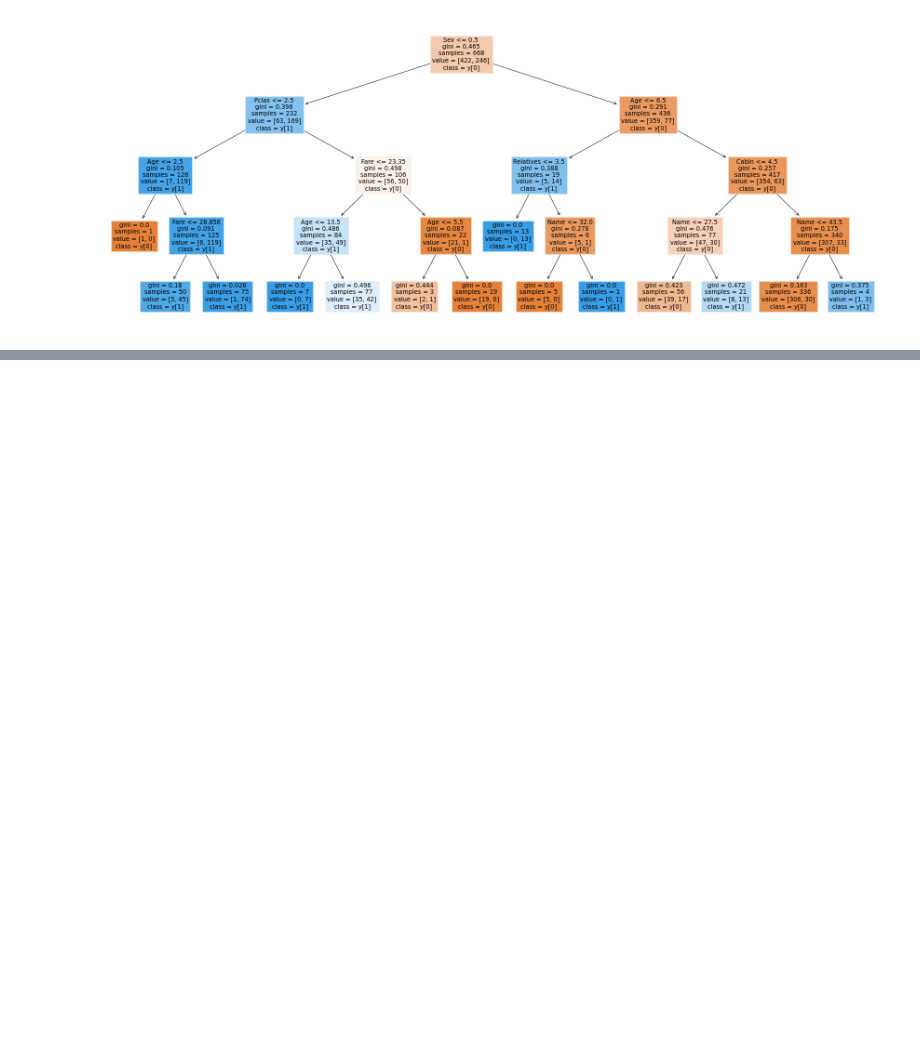
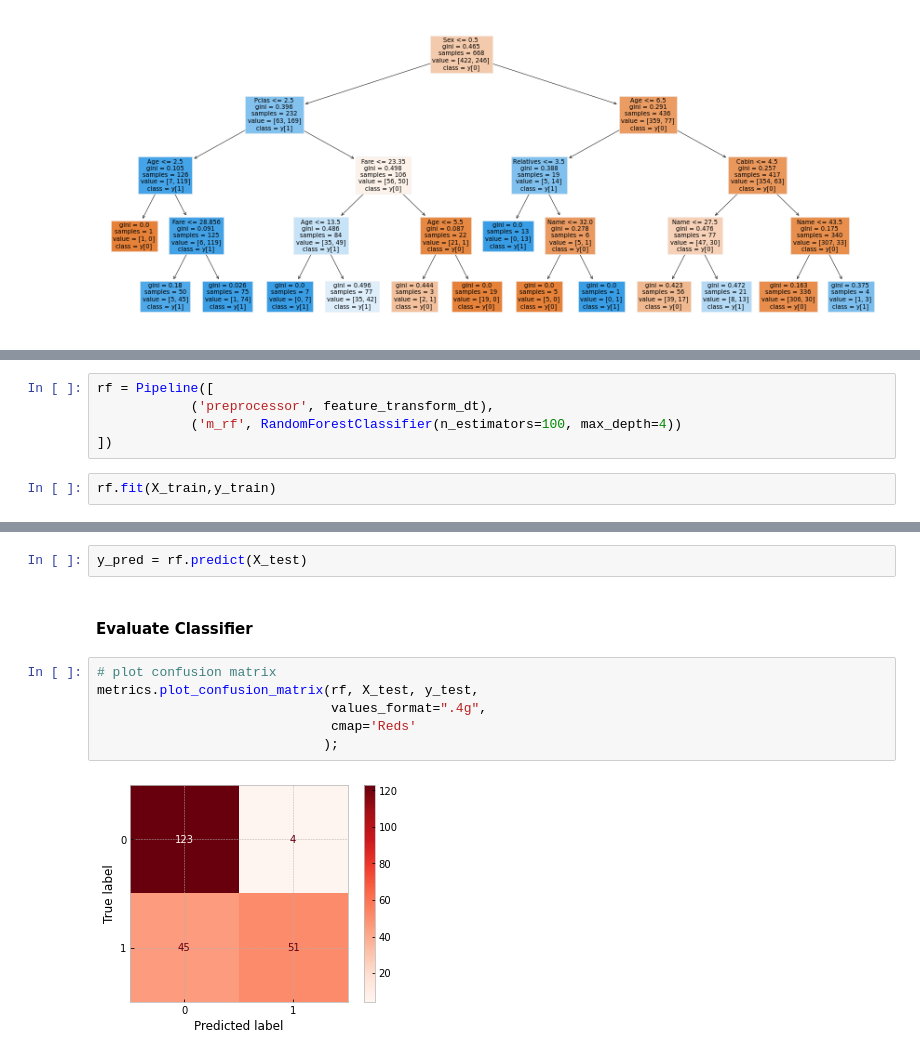
Before and after one commit to miladbehrooz/Classification_Titanic_Data, a Jupyter notebook: notebook/classification_titanic.ipynb, the cells around one changed output, grey strips where cells are left out. Cells and saved outputs as stored; diff of their text form; blank space fills up the shorter version.

Commit message:
do Random Forest

```diff
--- a/notebook/classification_titanic.ipynb
+++ b/notebook/classification_titanic.ipynb
@@ -552,0 +572,7 @@ i
+# %%
+rf = Pipeline([
+            ('preprocessor', feature_transform_dt),
+            ('m_rf', RandomForestClassifier(n_estimators=100, max_depth=4))
+])
+# %%
+rf.fit(X_train,y_train)
@@ -552,0 +597,12 @@ i
+# %%
+y_pred = rf.predict(X_test)
+# %% [markdown]
+#### Evaluate Classifier
+# %%
+# plot confusion matrix
+metrics.plot_confusion_matrix(rf, X_test, y_test,
+                              values_format=".4g",
+                              cmap='Reds'
+                             );
+# %% [output]
+[figure, added]
```
Also changed, not shown: parts of 16 cells of this notebook.
